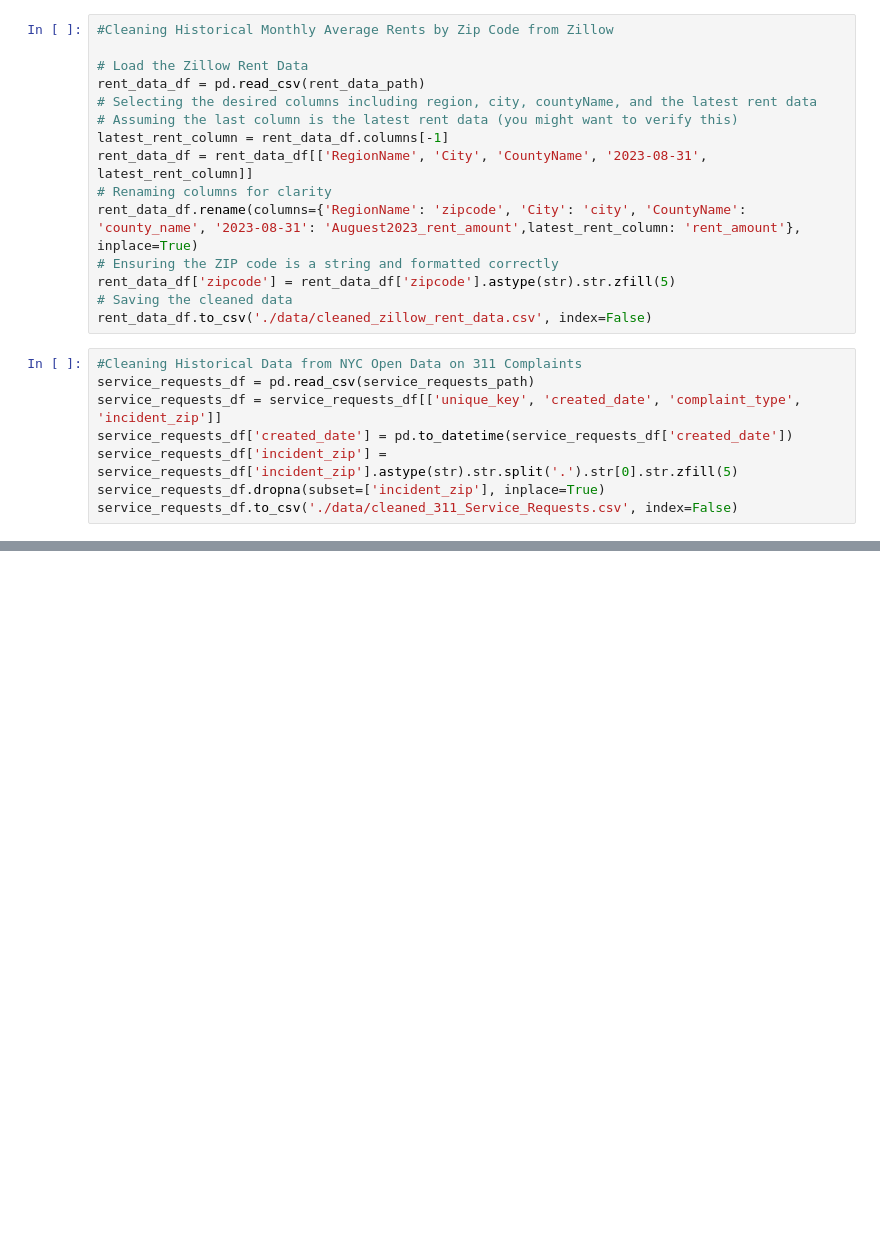
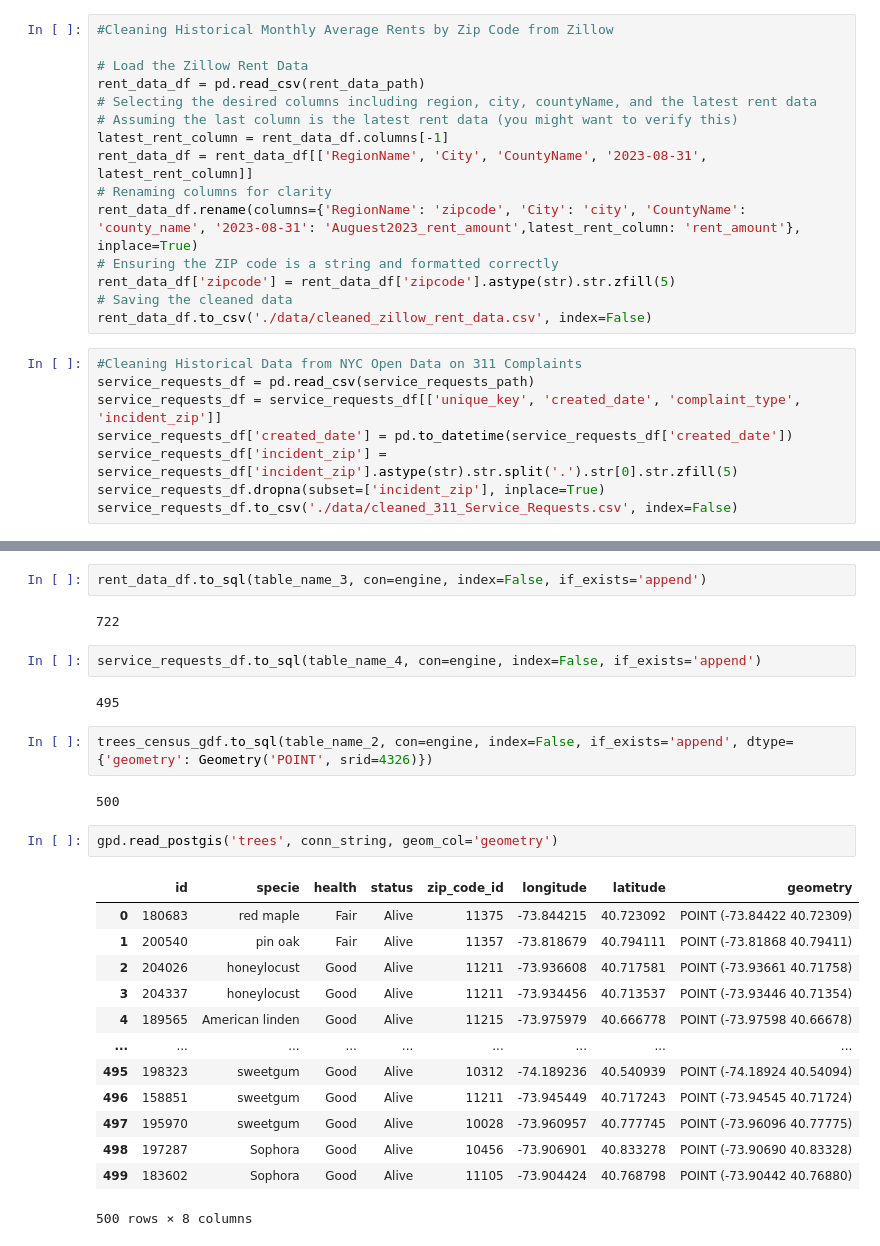
Before and after one commit to kexinjiao/4501-final-project, a Jupyter notebook: final project.ipynb, the cells around one changed output, grey strips where cells are left out. Saved outputs shown, nothing was run; the diff lists cells and outputs as text; blank space fills up the shorter version.

```diff
--- a/final project.ipynb
+++ b/final project.ipynb
@@ -220,3 +388,31 @@ pd.read_sql_table('trees', conn_string)
+# %%
+rent_data_df.to_sql(table_name_3, con=engine, index=False, if_exists='append')
+# %% [output]
+722
+# %%
+service_requests_df.to_sql(table_name_4, con=engine, index=False, if_exists='append')
+# %% [output]
+495
+# %%
+trees_census_gdf.to_sql(table_name_2, con=engine, index=False, if_exists='append', dtype={'geometry': Geometry('POINT', srid=4326)})
+# %% [output]
+500
+# %%
+gpd.read_postgis('trees', conn_string, geom_col='geometry')
+# %% [output]
+|  | id | specie | health | status | zip_code_id | longitude | latitude | geometry |
+| 0 | 180683 | red maple | Fair | Alive | 11375 | -73.844215 | 40.723092 | POINT (-73.84422 40.72309) |
+| 1 | 200540 | pin oak | Fair | Alive | 11357 | -73.818679 | 40.794111 | POINT (-73.81868 40.79411) |
+| 2 | 204026 | honeylocust | Good | Alive | 11211 | -73.936608 | 40.717581 | POINT (-73.93661 40.71758) |
+| 3 | 204337 | honeylocust | Good | Alive | 11211 | -73.934456 | 40.713537 | POINT (-73.93446 40.71354) |
+| 4 | 189565 | American linden | Good | Alive | 11215 | -73.975979 | 40.666778 | POINT (-73.97598 40.66678) |
+| ... | ... | ... | ... | ... | ... | ... | ... | ... |
+| 495 | 198323 | sweetgum | Good | Alive | 10312 | -74.189236 | 40.540939 | POINT (-74.18924 40.54094) |
+| 496 | 158851 | sweetgum | Good | Alive | 11211 | -73.945449 | 40.717243 | POINT (-73.94545 40.71724) |
+| 497 | 195970 | sweetgum | Good | Alive | 10028 | -73.960957 | 40.777745 | POINT (-73.96096 40.77775) |
+| 498 | 197287 | Sophora | Good | Alive | 10456 | -73.906901 | 40.833278 | POINT (-73.90690 40.83328) |
+| 499 | 183602 | Sophora | Good | Alive | 11105 | -73.904424 | 40.768798 | POINT (-73.90442 40.76880) |
+500 rows × 8 columns
 # %%
 pd.read_sql_table('zip_codes', conn_string)
 # %% [output]
```
Also changed, not shown: parts of 42 cells of this notebook, 5 other files.
